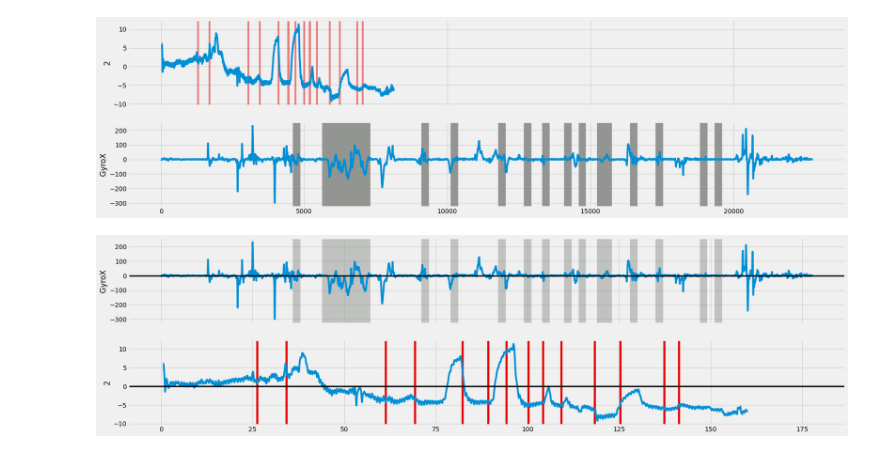
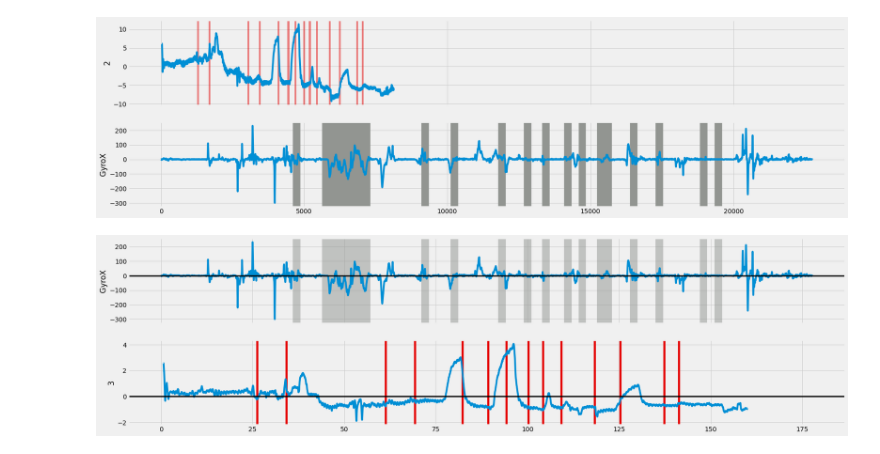
Before and after one commit to VirajJaneja/FNIRSMotionArtifacts, a Jupyter notebook: CLEAN - Motion Artifacts Identification.ipynb, the cells around one changed output. Drawn from its saved outputs; the diff is of its cells as text; code cells hidden in the pictures.

```diff
--- a/CLEAN - Motion Artifacts Identification.ipynb
+++ b/CLEAN - Motion Artifacts Identification.ipynb
@@ -334,6 +334,6 @@ timeSeriesPlotforOG(Trial2Ox.iloc[33:], '2', Trial2Con, 'GyroX')
 # %% [output]
 [figure]
 # %%
-timeSeriesPlot(Trial2Con, 'GyroX', Trial2Ox.iloc[33:8000], '2', 'Timestamp', '1')
+timeSeriesPlot(Trial2Con, 'GyroX', Trial2Ox.iloc[33:8000], '3', 'Timestamp', '1')
 # %% [output]
-[figure, old version]
+[figure, new version]
```
Also changed, not shown: parts of 2 cells of this notebook, 7 other files.
